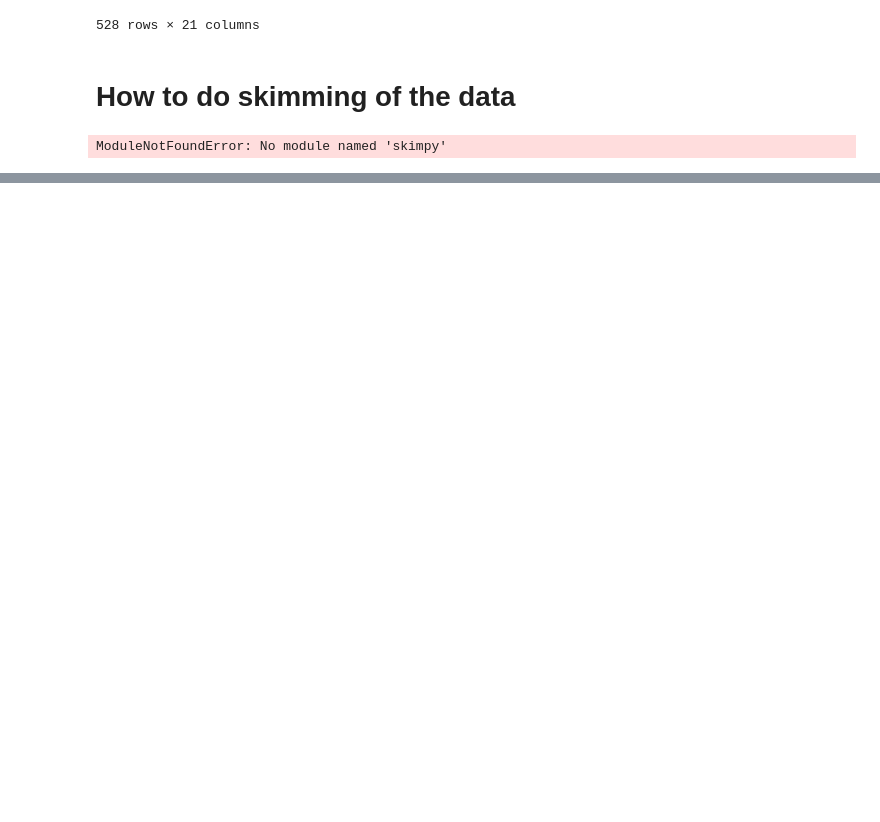
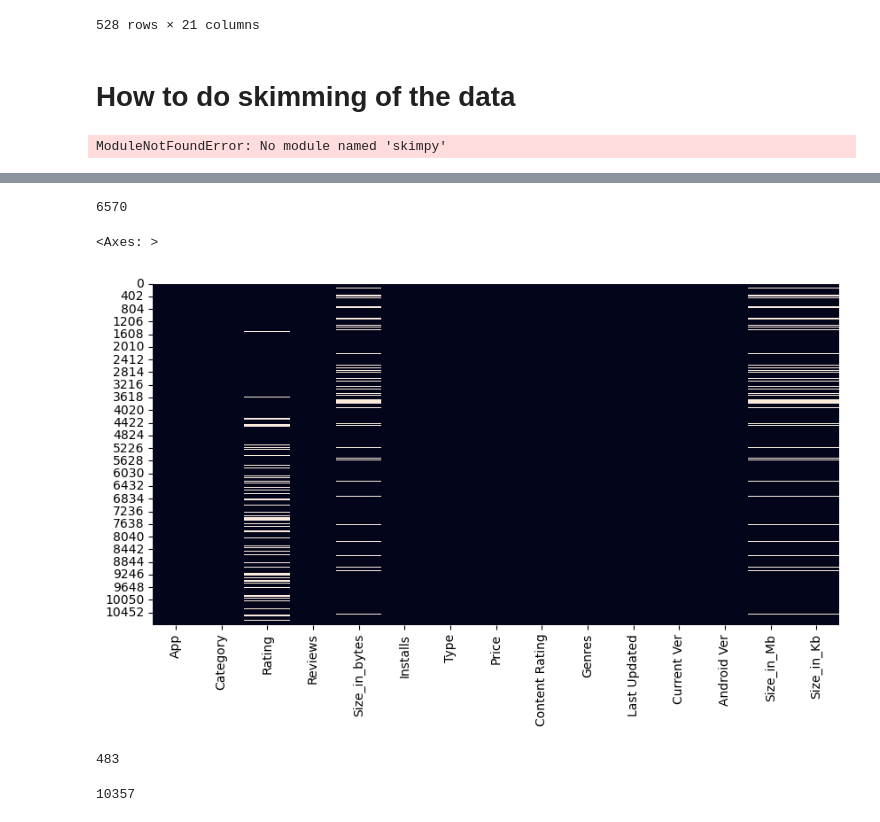
Before and after one commit to Jafar089/DS--6-month-course-, a Jupyter notebook: Pandas Library.ipynb, the cells around one changed output, grey strips where cells are left out. Drawn from its saved outputs; the diff is of its cells as text; code cells hidden in the pictures; blank space fills up the shorter version.

```diff
--- a/Pandas Library.ipynb
+++ b/Pandas Library.ipynb
@@ -712,0 +937,8 @@ ModuleNotFoundError: No module named 'skimpy'
+# %%
+df['Installs'] = df['Installs'].apply(lambda x: x.replace(',',"") if ',' in str(x) else x)
+# %%
+df = df.loc[~df['Installs'].str.contains('Free')]
+
+# Reset the index if needed
+df = df.reset_index(drop=True)
+df['Installs'] = df['Installs'].apply(lambda x: int(x))
@@ -712,0 +987,3 @@ ModuleNotFoundError: No module named 'skimpy'
+# %%
+# Remove $ sign from that column
+df['Price'] = df['Price'].apply(lambda x: x.replace('$',"") if '$' in str(x) else x)
@@ -712,0 +1010,2 @@ ModuleNotFoundError: No module named 'skimpy'
+# %%
+df['Price'] = df['Price'].apply(lambda x: float(x))
@@ -712,0 +1073,15 @@ ModuleNotFoundError: No module named 'skimpy'
+# %%
+df.isnull().sum().sum()
+# %% [output]
+6570
+# %%
+# plot missing values
+plt.figure(figsize=(10,5))
+sns.heatmap(df.isnull(), cbar=False)
+# %% [output]
+<Axes: >
+[figure, added]
+# %%
+df.duplicated().sum()
+# %% [output]
+483
@@ -712,0 +1090,4 @@ ModuleNotFoundError: No module named 'skimpy'
+# %%
+df.shape[0]
+# %% [output]
+10357
```
Also changed, not shown: parts of 42 cells of this notebook, 5 other files.
